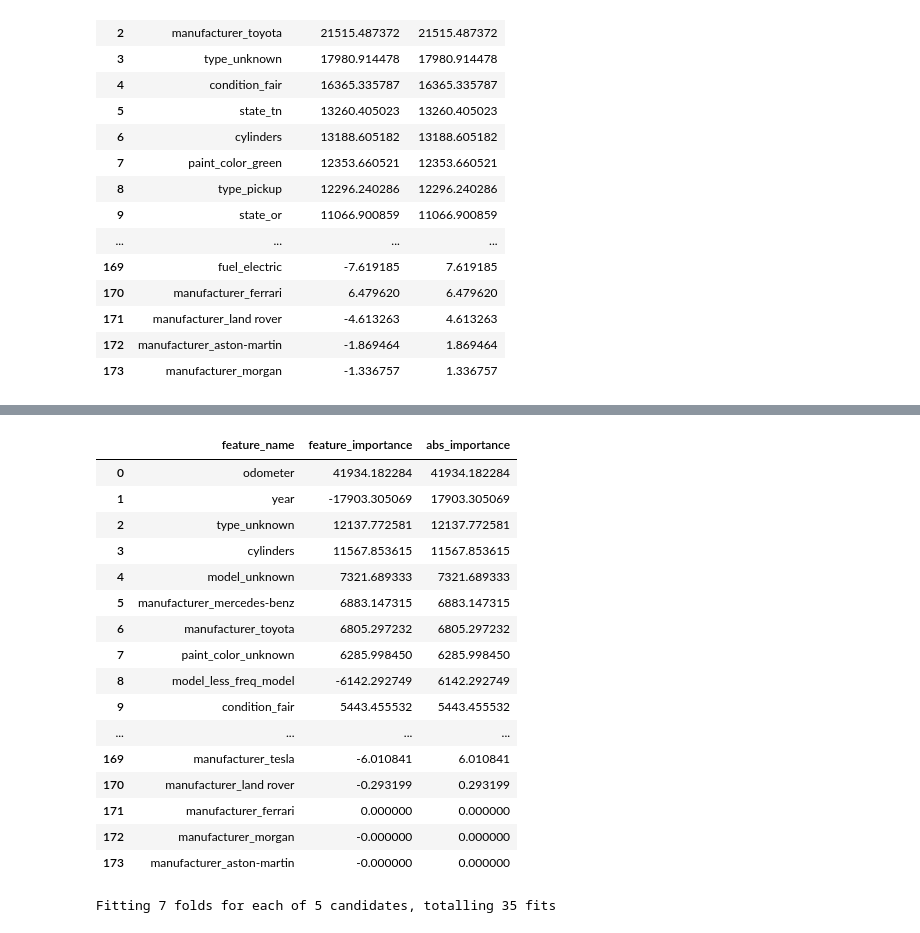
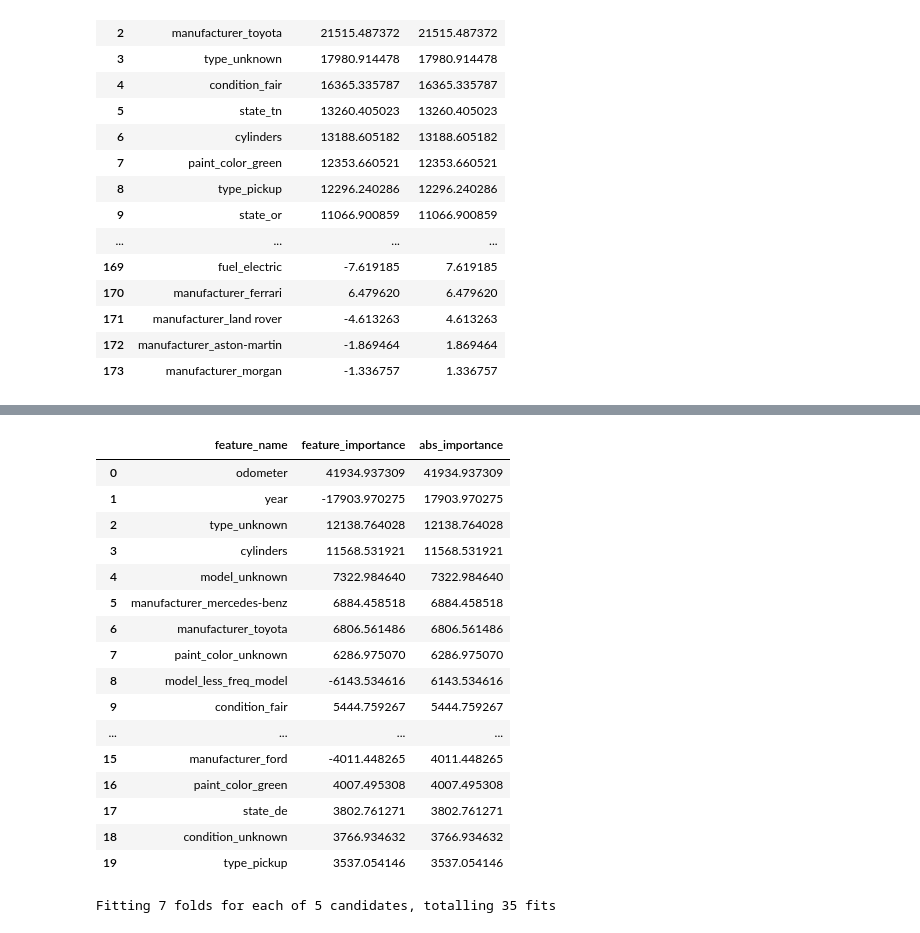
Before and after one commit to alexanderomason/practical_app_II, a Jupyter notebook: prompt_II.ipynb, the cells around one changed output, grey strips where cells are left out. Saved outputs shown, nothing was run; the diff lists cells and outputs as text; code cells hidden in the pictures.

```diff
--- a/prompt_II.ipynb
+++ b/prompt_II.ipynb
@@ -516,11 +501,11 @@ ridge_feat_importances
 | 172 | manufacturer_aston-martin | -1.869464 | 1.869464 |
 | 173 | manufacturer_morgan | -1.336757 | 1.336757 |
 # %%
-elastic_params={'alpha':[1,5,10,15,20, 25],'l1_ratio':[0.25,0.325,0.5,0.625,0.75,],'tol':[0.00001]}
+elastic_params={'alpha':[1,2.5,5,7.5,10],'l1_ratio':[0.25,0.5,0.625,0.75,],'tol':[0.00001]}
 elastic_gridsearch=GridSearchCV(ElasticNet(),
                                 elastic_params,
                                 cv=KFold(n_splits=5).split(X),
                                 scoring='neg_mean_squared_error',
-                               verbose=1).fit(X,Y)
+                               verbose=2).fit(X,Y)
 elastic_gridsearch.best_estimator_
 # %% [output]
@@ -529,26 +530,25 @@ ElasticNet(alpha=5, l1_ratio=0.625, tol=1e-05)
 # %%
 elastic_feat_importances=feat_importance_frame(elastic_gridsearch.best_estimator_.feature_names_in_,elastic_gridsearch.best_estimator_.coef_)
-# %%
-#elastic_fts_selected=elastic_feat_importances[elastic_feat_importances.abs_importance>1000].feature_name.tolist()
-elastic_feat_importances
-# %% [output]
-|  | feature_name | feature_importance | abs_importance |
-| 0 | odometer | 41934.182284 | 41934.182284 |
-| 1 | year | -17903.305069 | 17903.305069 |
-| 2 | type_unknown | 12137.772581 | 12137.772581 |
-| 3 | cylinders | 11567.853615 | 11567.853615 |
-| 4 | model_unknown | 7321.689333 | 7321.689333 |
-| 5 | manufacturer_mercedes-benz | 6883.147315 | 6883.147315 |
-| 6 | manufacturer_toyota | 6805.297232 | 6805.297232 |
-| 7 | paint_color_unknown | 6285.998450 | 6285.998450 |
-| 8 | model_less_freq_model | -6142.292749 | 6142.292749 |
-| 9 | condition_fair | 5443.455532 | 5443.455532 |
-| ... | ... | ... | ... |
-| 169 | manufacturer_tesla | -6.010841 | 6.010841 |
-| 170 | manufacturer_land rover | -0.293199 | 0.293199 |
-| 171 | manufacturer_ferrari | 0.000000 | 0.000000 |
-| 172 | manufacturer_morgan | -0.000000 | 0.000000 |
-| 173 | manufacturer_aston-martin | -0.000000 | 0.000000 |
+# %%
+elastic_feat_importances.head(20) #these are the most reasonable results
+# %% [output]
+|  | feature_name | feature_importance | abs_importance |
+| 0 | odometer | 41934.937309 | 41934.937309 |
+| 1 | year | -17903.970275 | 17903.970275 |
+| 2 | type_unknown | 12138.764028 | 12138.764028 |
+| 3 | cylinders | 11568.531921 | 11568.531921 |
+| 4 | model_unknown | 7322.984640 | 7322.984640 |
+| 5 | manufacturer_mercedes-benz | 6884.458518 | 6884.458518 |
+| 6 | manufacturer_toyota | 6806.561486 | 6806.561486 |
+| 7 | paint_color_unknown | 6286.975070 | 6286.975070 |
+| 8 | model_less_freq_model | -6143.534616 | 6143.534616 |
+| 9 | condition_fair | 5444.759267 | 5444.759267 |
+| ... | ... | ... | ... |
+| 15 | manufacturer_ford | -4011.448265 | 4011.448265 |
+| 16 | paint_color_green | 4007.495308 | 4007.495308 |
+| 17 | state_de | 3802.761271 | 3802.761271 |
+| 18 | condition_unknown | 3766.934632 | 3766.934632 |
+| 19 | type_pickup | 3537.054146 | 3537.054146 |
 # %%
 lasso_params={'alpha':[500,1000,1500,5000,10**4],
               'tol':[0.00001],'selection' : ['random'],'max_iter':[5000]}
```
Also changed, not shown: parts of 41 cells of this notebook.
